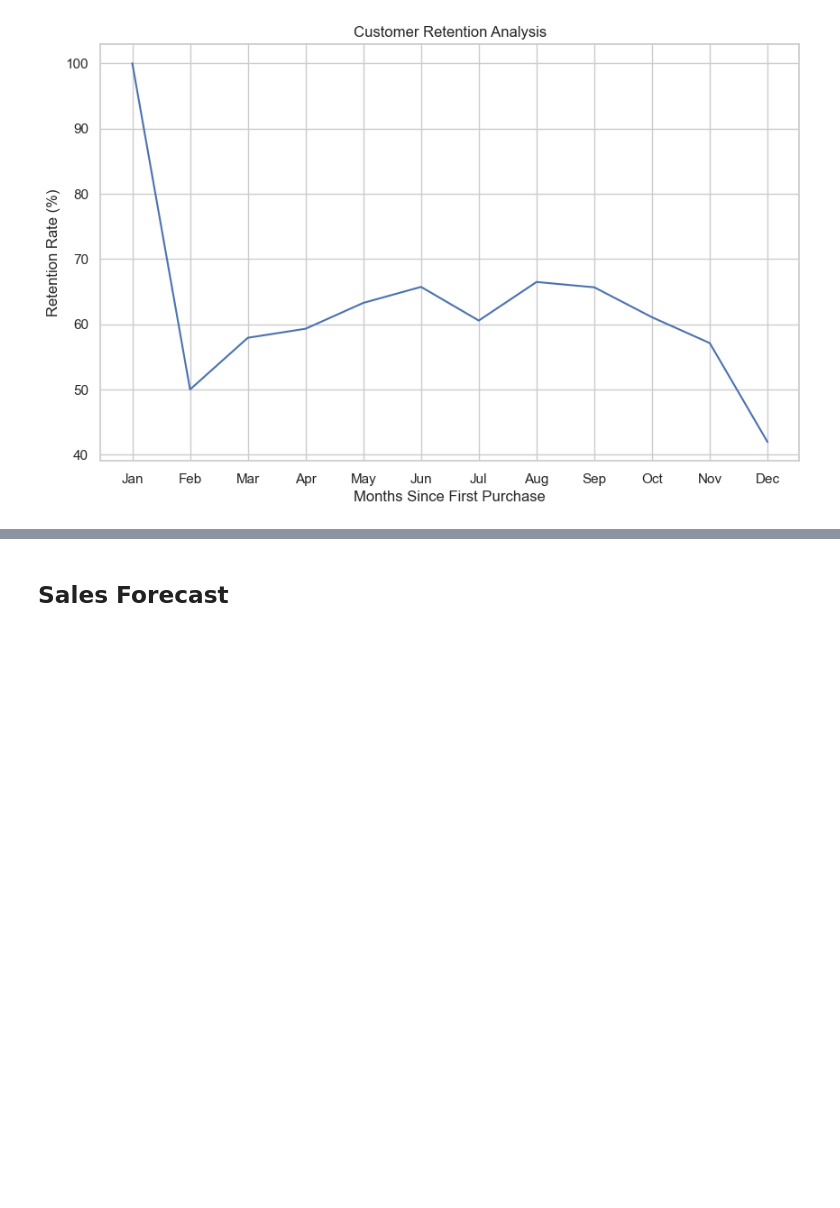
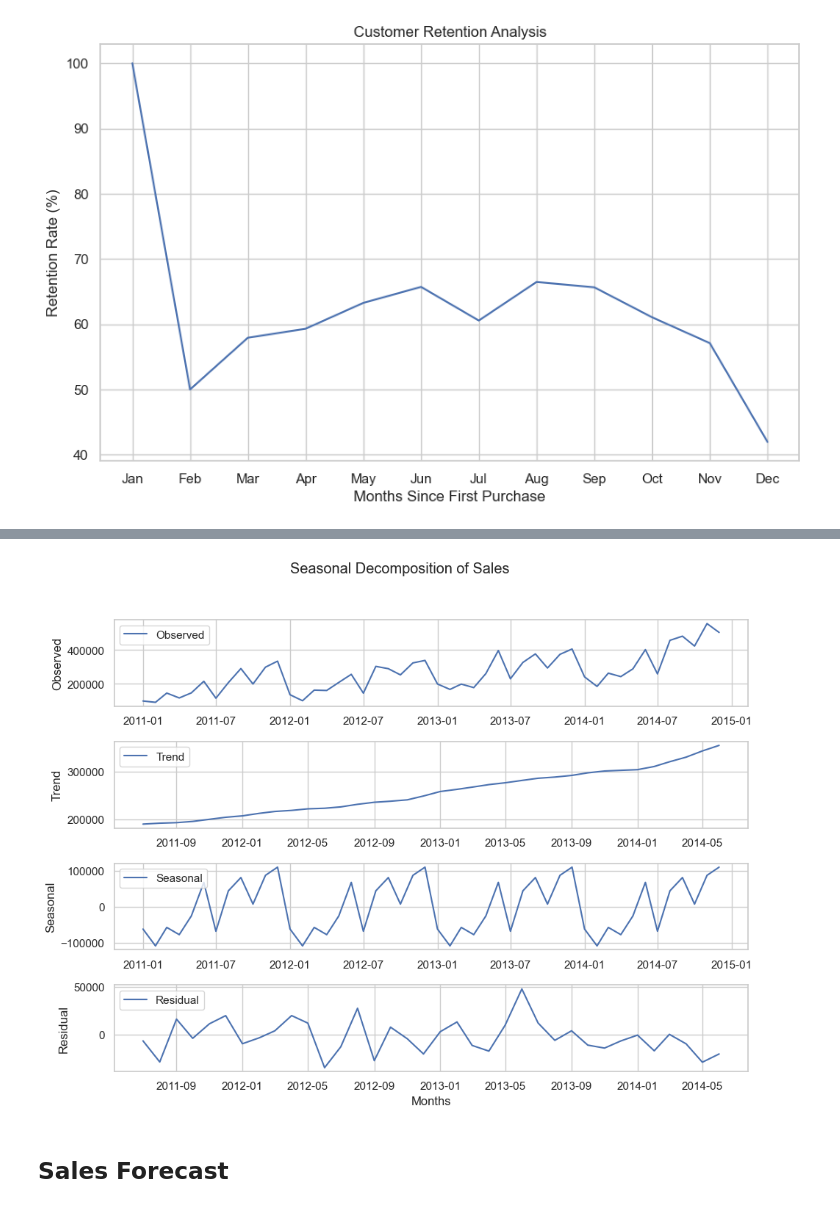
Before and after one commit to jon-vargas/python-projects, a Jupyter notebook: retail_sales_forecast_analysis.ipynb, the cells around one changed output, grey strips where cells are left out. Drawn from its saved outputs; the diff is of its cells as text; code cells hidden in the pictures; blank space fills up the shorter version.

```diff
--- a/retail_sales_forecast_analysis.ipynb
+++ b/retail_sales_forecast_analysis.ipynb
@@ -469,2 +477,40 @@ plt.show()
+# %%
+df['OrderYearMonth'] = df['Order Date'].dt.to_period('M')
+df['OrderYearMonth'] = df['OrderYearMonth'].dt.to_timestamp()
+
+monthly_sales_fc = df.groupby('OrderYearMonth')['Sales'].sum().reset_index()
+
+monthly_sales_fc = monthly_sales_fc.set_index('OrderYearMonth')
+
+result = seasonal_decompose(monthly_sales_fc, model='additive', period=12)
+
+plt.figure(figsize=(10, 8))
+
+plt.subplot(4, 1, 1)
+plt.plot(result.observed, label='Observed')
+plt.legend(loc='upper left')
+plt.ylabel('Observed')
+
+plt.subplot(4, 1, 2)
+plt.plot(result.trend, label='Trend')
+plt.legend(loc='upper left')
+plt.ylabel('Trend')
+
+plt.subplot(4, 1, 3)
+plt.plot(result.seasonal, label='Seasonal')
+plt.legend(loc='upper left')
+plt.ylabel('Seasonal')
+
+plt.subplot(4, 1, 4)
+plt.plot(result.resid, label='Residual')
+plt.legend(loc='upper left')
+plt.ylabel('Residual')
+
+plt.xlabel('Months')
+plt.suptitle('Seasonal Decomposition of Sales')
+plt.tight_layout(rect=[0, 0.03, 1, 0.95])
+plt.show()
+# %% [output]
+[figure, added]
 # %% [markdown]
 ## Sales Forecast
```
Also changed, not shown: parts of 5 cells of this notebook.
